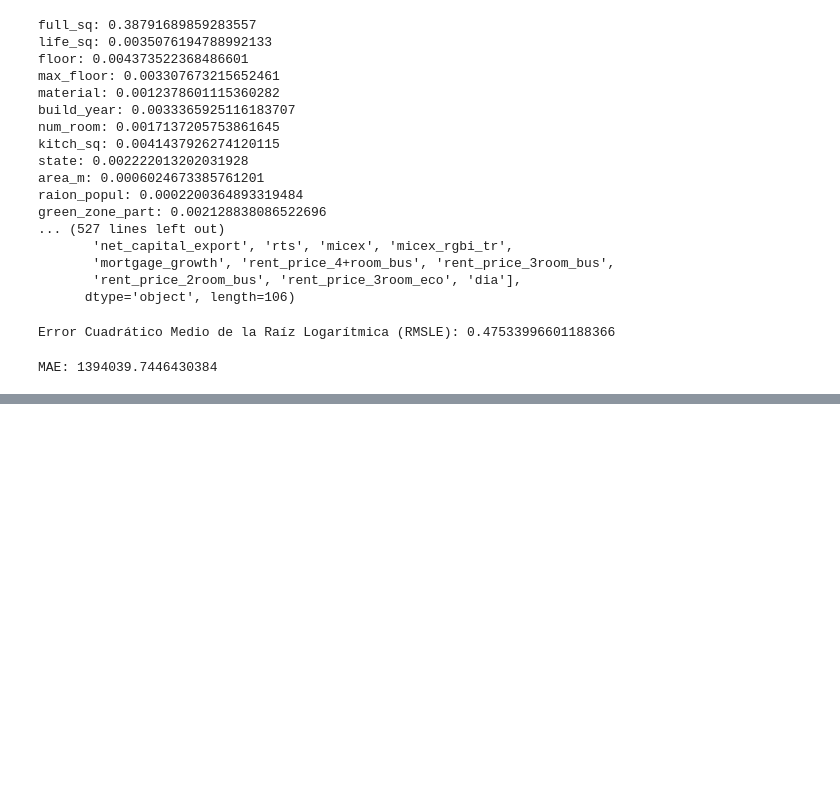
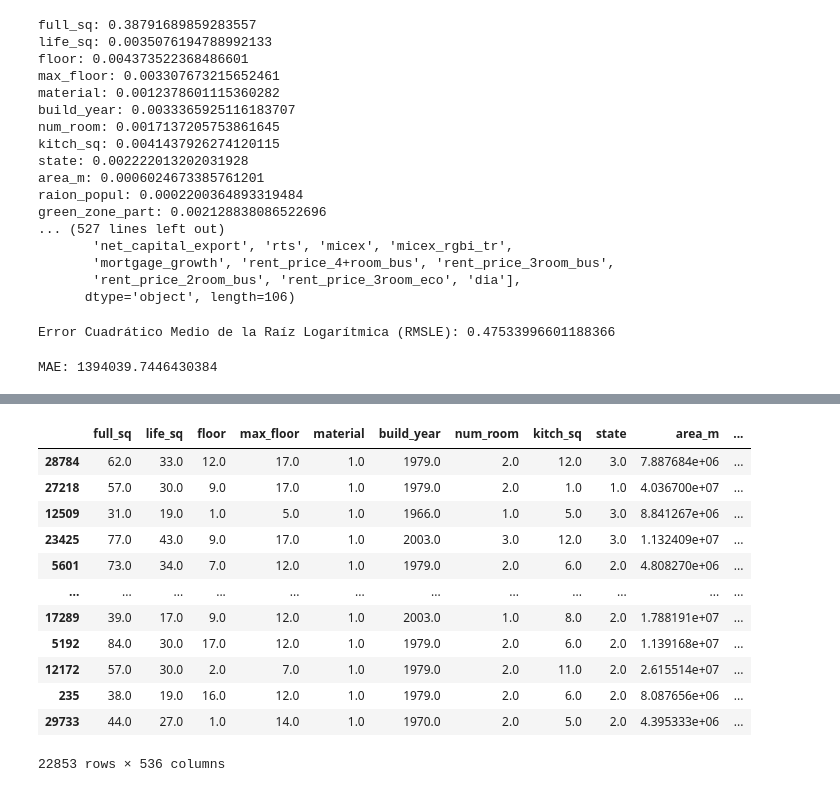
Before and after one commit to jadercaro/Mercado-inmobiliario-ruso-de-Sberbank, a Jupyter notebook: 04_Modelo_Random_Forest.ipynb, the cells around one changed output, grey strips where cells are left out. Drawn from its saved outputs; the diff is of its cells as text; code cells hidden in the pictures; blank space fills up the shorter version.

```diff
--- a/04_Modelo_Random_Forest.ipynb
+++ b/04_Modelo_Random_Forest.ipynb
@@ -219,3 +218,21 @@ mae = mean_absolute_error(y_val, y_pred)
 print("MAE:", mae)
 # %% [output]
 MAE: 1394039.7446430384
+# %%
+param_dist = {
+    'n_estimators': [int(x) for x in np.linspace(start=80, stop=200, num=30)],  # Ejemplo: busca entre 50 y 200 árboles
+    'max_depth': [None] + [int(x) for x in np.linspace(5, 30, num=7)],  # None significa sin límite de profundidad
+    'min_samples_split': [2, 5, 10],
+    'min_samples_leaf': [1, 2, 4],
+    'max_features': ['auto', 'sqrt', 'log2', None],
+    'bootstrap': [True, False],
+    'criterion': ['squared_error', 'poisson', 'friedman_mse']}
+# %%
+rmsle_scorer = make_scorer(Rmsle, greater_is_better=False)
+# %%
+from sklearn.model_selection import RandomizedSearchCV
+randomF = RandomForestRegressor()
+
+random_search = RandomizedSearchCV(randomF, param_distributions=param_dist, n_iter=10, cv=4, n_jobs=-1, scoring=rmsle_scorer, random_state=1)
+
+random_search.fit(x_train, y_train)
@@ -221,0 +306,16 @@ MAE: 1394039.7446430384
+# %%
+x_train
+# %% [output]
+|  | full_sq | life_sq | floor | max_floor | material | build_year | num_room | kitch_sq | state | area_m | ... |
+| 28784 | 62.0 | 33.0 | 12.0 | 17.0 | 1.0 | 1979.0 | 2.0 | 12.0 | 3.0 | 7.887684e+06 | ... |
+| 27218 | 57.0 | 30.0 | 9.0 | 17.0 | 1.0 | 1979.0 | 2.0 | 1.0 | 1.0 | 4.036700e+07 | ... |
+| 12509 | 31.0 | 19.0 | 1.0 | 5.0 | 1.0 | 1966.0 | 1.0 | 5.0 | 3.0 | 8.841267e+06 | ... |
+| 23425 | 77.0 | 43.0 | 9.0 | 17.0 | 1.0 | 2003.0 | 3.0 | 12.0 | 3.0 | 1.132409e+07 | ... |
+| 5601 | 73.0 | 34.0 | 7.0 | 12.0 | 1.0 | 1979.0 | 2.0 | 6.0 | 2.0 | 4.808270e+06 | ... |
+| ... | ... | ... | ... | ... | ... | ... | ... | ... | ... | ... | ... |
+| 17289 | 39.0 | 17.0 | 9.0 | 12.0 | 1.0 | 2003.0 | 1.0 | 8.0 | 2.0 | 1.788191e+07 | ... |
+| 5192 | 84.0 | 30.0 | 17.0 | 12.0 | 1.0 | 1979.0 | 2.0 | 6.0 | 2.0 | 1.139168e+07 | ... |
+| 12172 | 57.0 | 30.0 | 2.0 | 7.0 | 1.0 | 1979.0 | 2.0 | 11.0 | 2.0 | 2.615514e+07 | ... |
+| 235 | 38.0 | 19.0 | 16.0 | 12.0 | 1.0 | 1979.0 | 2.0 | 6.0 | 2.0 | 8.087656e+06 | ... |
+| 29733 | 44.0 | 27.0 | 1.0 | 14.0 | 1.0 | 1970.0 | 2.0 | 5.0 | 2.0 | 4.395333e+06 | ... |
+22853 rows × 536 columns
```
Also changed, not shown: parts of 18 cells of this notebook.
